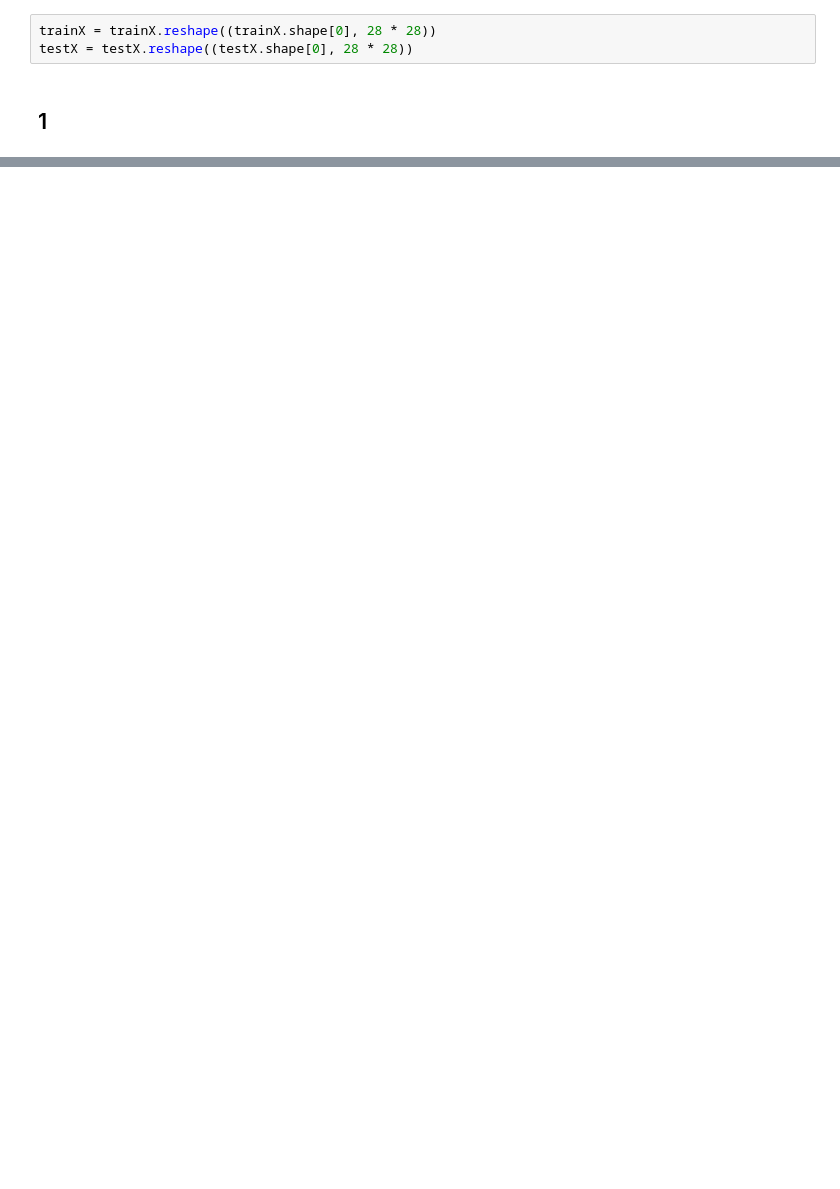
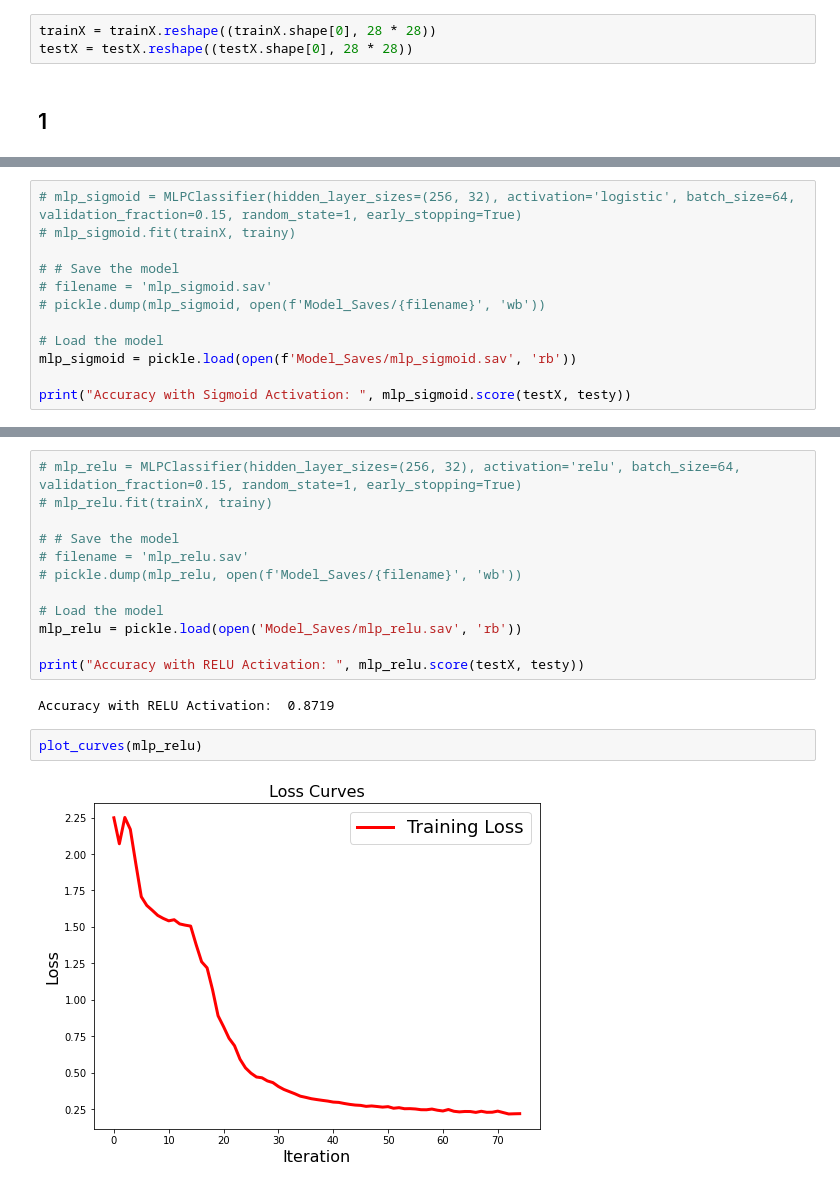
Before and after one commit to aflah02/ML_Assignments, a Jupyter notebook: Assignment 3/C.ipynb, the cells around one changed output, grey strips where cells are left out. Drawn from its saved outputs; the diff is of its cells as text; blank space fills up the shorter version.

```diff
--- a/Assignment 3/C.ipynb
+++ b/Assignment 3/C.ipynb
@@ -154,0 +25,12 @@ plt.show()
+# %%
+# mlp_sigmoid = MLPClassifier(hidden_layer_sizes=(256, 32), activation='logistic', batch_size=64, validation_fraction=0.15, random_state=1, early_stopping=True)
+# mlp_sigmoid.fit(trainX, trainy)
+
+# # Save the model
+# filename = 'mlp_sigmoid.sav'
+# pickle.dump(mlp_sigmoid, open(f'Model_Saves/{filename}', 'wb'))
+
+# Load the model
+mlp_sigmoid = pickle.load(open(f'Model_Saves/mlp_sigmoid.sav', 'rb'))
+
+print("Accuracy with Sigmoid Activation: ", mlp_sigmoid.score(testX, testy))
@@ -154,0 +44,18 @@ plt.show()
+# %%
+# mlp_relu = MLPClassifier(hidden_layer_sizes=(256, 32), activation='relu', batch_size=64, validation_fraction=0.15, random_state=1, early_stopping=True)
+# mlp_relu.fit(trainX, trainy)
+
+# # Save the model
+# filename = 'mlp_relu.sav'
+# pickle.dump(mlp_relu, open(f'Model_Saves/{filename}', 'wb'))
+
+# Load the model
+mlp_relu = pickle.load(open('Model_Saves/mlp_relu.sav', 'rb'))
+
+print("Accuracy with RELU Activation: ", mlp_relu.score(testX, testy))
+# %% [output]
+Accuracy with RELU Activation:  0.8719
+# %%
+plot_curves(mlp_relu)
+# %% [output]
+[figure, added]
```
Also changed, not shown: parts of 45 cells of this notebook, 3 other files.
